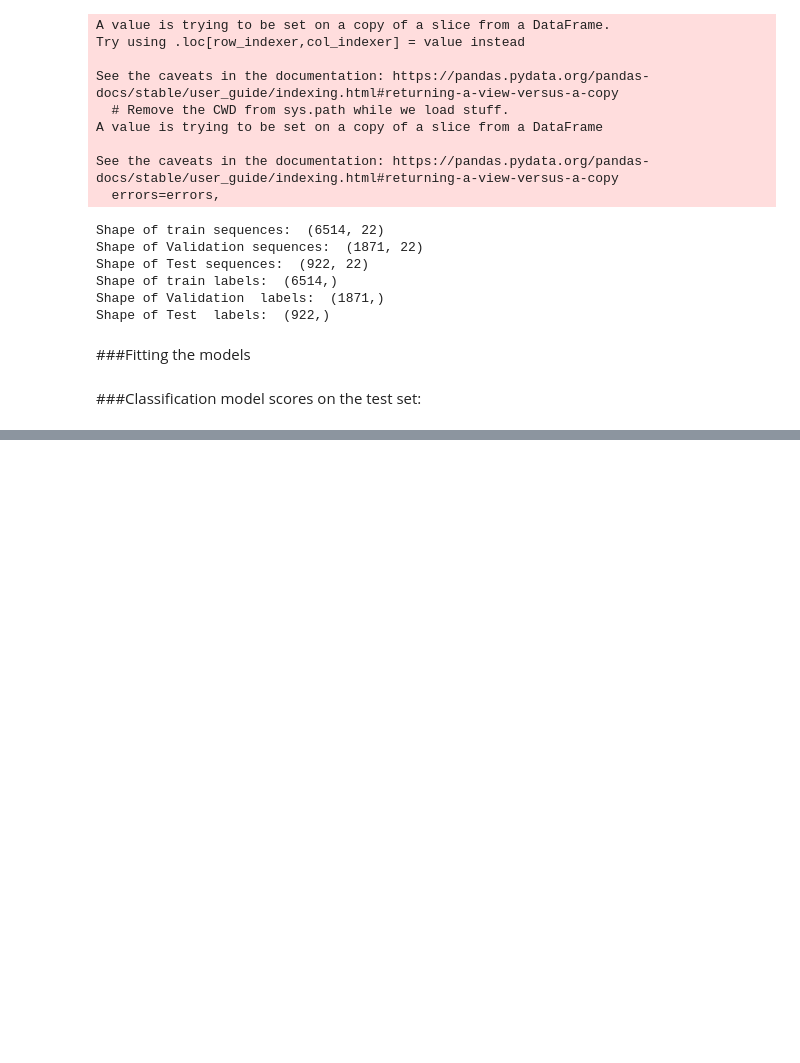
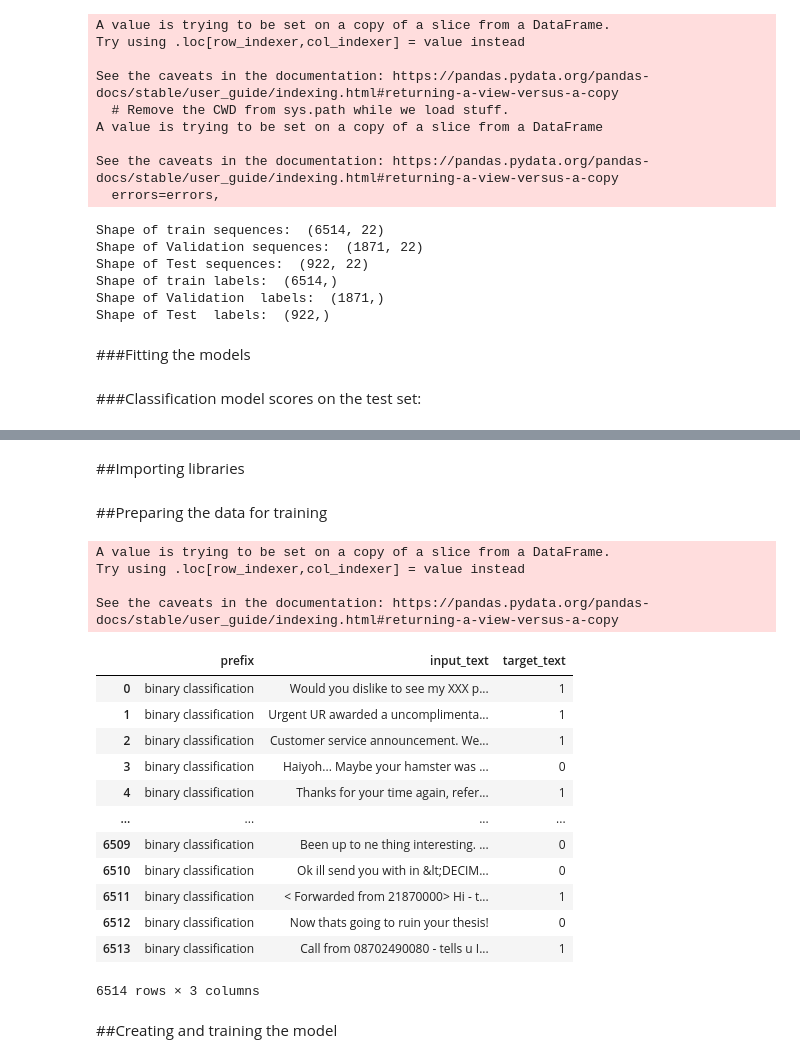
Before and after one commit to slavimalamov/Personal-project, a Jupyter notebook: SPAM_Project.ipynb, the cells around one changed output, grey strips where cells are left out. Cells and saved outputs as stored; diff of their text form; code cells hidden in the pictures; blank space fills up the shorter version.

Commit message:
Add files via upload
Adding the transformers-T5 model

```diff
--- a/SPAM_Project.ipynb
+++ b/SPAM_Project.ipynb
@@ -560,0 +590,2 @@ scores
+# %% [markdown]
+##Importing libraries
@@ -560,0 +601,60 @@ scores
+# %% [markdown]
+##Preparing the data for training
+# %%
+class CustomDataPreprocessor():
+  FILE_NAME = 'spam.csv'
+
+  def __init__(self):
+    self.train_df, self.eval_df, self.test_df = self.spliting_into_train_dev_test()
+
+  def spliting_into_train_dev_test(self):
+    whole_df = self.data_ingestion()
+
+    train, test = train_test_split(whole_df, test_size=.3, random_state=2)
+    eval, test = train_test_split(test, test_size=.3, random_state=2)
+
+    return self.reseting_the_index(train),self.reseting_the_index(eval), self.reseting_the_index(test)
+
+  def data_ingestion(self):
+    df = pd.read_csv(CustomDataPreprocessor.FILE_NAME, encoding='latin-1',)
+    sliced_df = df.iloc[:,:2]
+    sliced_df['v1']=sliced_df['v1'].replace({'ham':0,'spam':1})
+    sliced_df = self.preprocessing_the_dataframe(sliced_df)
+
+    return sliced_df
+
+  def preprocessing_the_dataframe(self, df):
+    df = pd.DataFrame({
+    'prefix': ["binary classification" for i in range(len(df))],
+    'input_text': df['v2'],
+    'target_text': df['v1'].astype(str),
+    })
+    return df
+
+  def reseting_the_index(self, df):
+    df = df.reset_index(drop=True)
+    return df
+
+
+p = CustomDataPreprocessor()
+p.train_df
+# %% [output]
+A value is trying to be set on a copy of a slice from a DataFrame.
+Try using .loc[row_indexer,col_indexer] = value instead
+
+See the caveats in the documentation: https://pandas.pydata.org/pandas-docs/stable/user_guide/indexing.html#returning-a-view-versus-a-copy
+|  | prefix | input_text | target_text |
+| 0 | binary classification | Would you dislike to see my XXX p... | 1 |
+| 1 | binary classification | Urgent UR awarded a uncomplimenta... | 1 |
+| 2 | binary classification | Customer service announcement. We... | 1 |
+| 3 | binary classification | Haiyoh... Maybe your hamster was ... | 0 |
+| 4 | binary classification | Thanks for your time again, refer... | 1 |
+| ... | ... | ... | ... |
+| 6509 | binary classification | Been up to ne thing interesting. ... | 0 |
+| 6510 | binary classification | Ok ill send you with in &lt;DECIM... | 0 |
+| 6511 | binary classification | < Forwarded from 21870000> Hi - t... | 1 |
+| 6512 | binary classification | Now thats going to ruin your thesis! | 0 |
+| 6513 | binary classification | Call from 08702490080 - tells u I... | 1 |
+6514 rows × 3 columns
+# %% [markdown]
+##Creating and training the model
```
Also changed, not shown: parts of 15 cells of this notebook.
